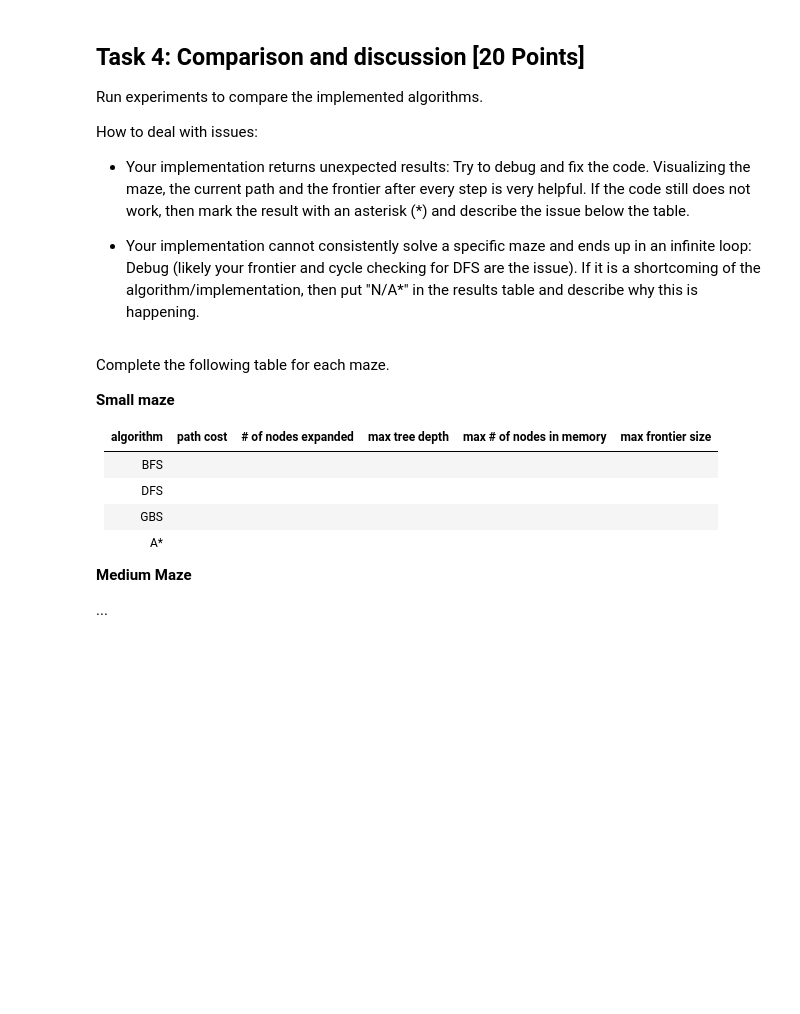
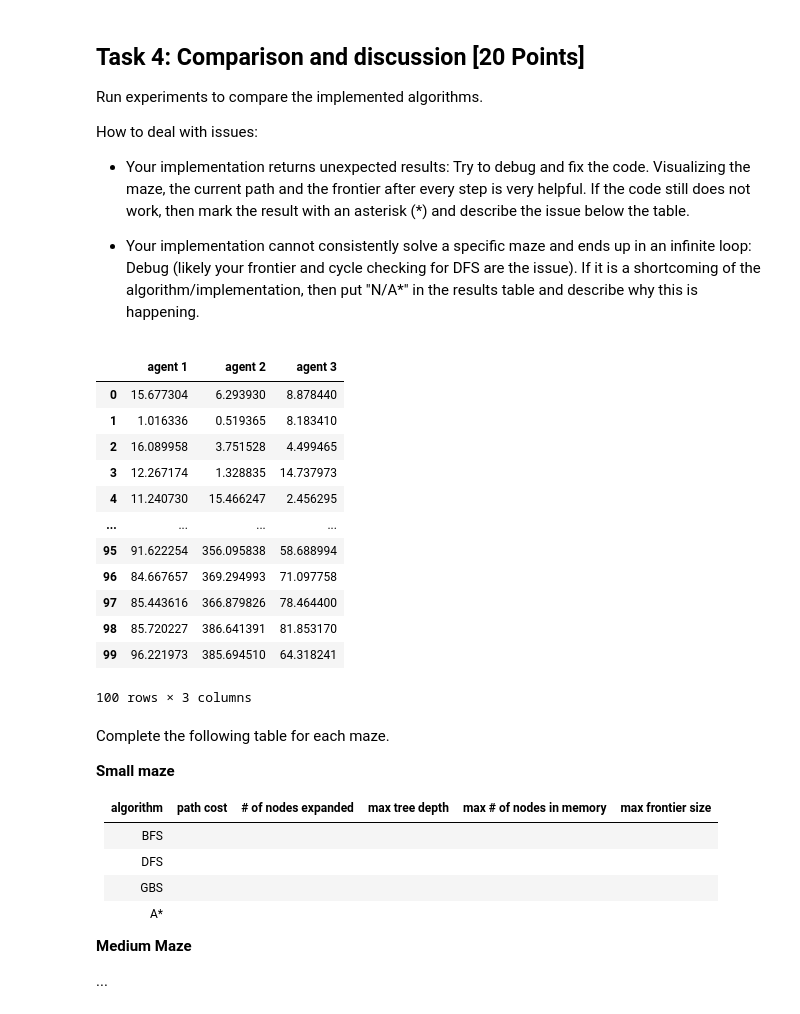
Before and after one commit to JamocaVisions/CodeCursor, a Jupyter notebook: Search/Maze.ipynb, the cells around one changed output. Cells and saved outputs as stored; diff of their text form; code cells hidden in the pictures; blank space fills up the shorter version.

```diff
--- a/Search/Maze.ipynb
+++ b/Search/Maze.ipynb
@@ -449,3 +446,39 @@ How to deal with issues:
+# %%
+# Add code
+%pip install -q numpy pandas matplotlib tabulate
+
+import numpy as np
+import pandas as pd
+
+# create some artificial performance data for 3 agents and 100 runs of a O(n^2) algorithm
+# create data for problem size n = 1 .. 100.
+n_max = 100
+runtime = {
+    "Path Cost" :
+    "# of Nodes Expanded" :
+    "Max Tree Depth" :
+    "Max number of Nodes in Memory" :
+    "Max Frontier Size" :
+
+}
+
+# show data as a data frame using pandas
+df = pd.DataFrame(runtime)
+df
+# %% [output]
+|  | agent 1 | agent 2 | agent 3 |
+| 0 | 15.677304 | 6.293930 | 8.878440 |
+| 1 | 1.016336 | 0.519365 | 8.183410 |
+| 2 | 16.089958 | 3.751528 | 4.499465 |
+| 3 | 12.267174 | 1.328835 | 14.737973 |
+| 4 | 11.240730 | 15.466247 | 2.456295 |
+| ... | ... | ... | ... |
+| 95 | 91.622254 | 356.095838 | 58.688994 |
+| 96 | 84.667657 | 369.294993 | 71.097758 |
+| 97 | 85.443616 | 366.879826 | 78.464400 |
+| 98 | 85.720227 | 386.641391 | 81.853170 |
+| 99 | 96.221973 | 385.694510 | 64.318241 |
+100 rows × 3 columns
 # %% [markdown]
 Complete the following table for each maze.
 
```
Also changed, not shown: parts of 6 cells of this notebook.
